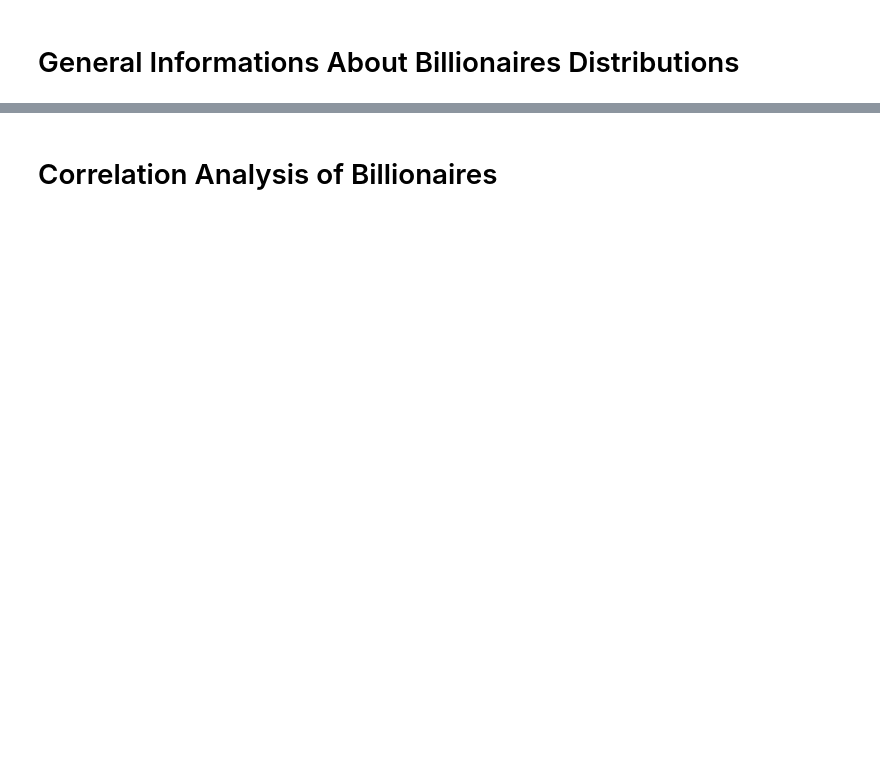
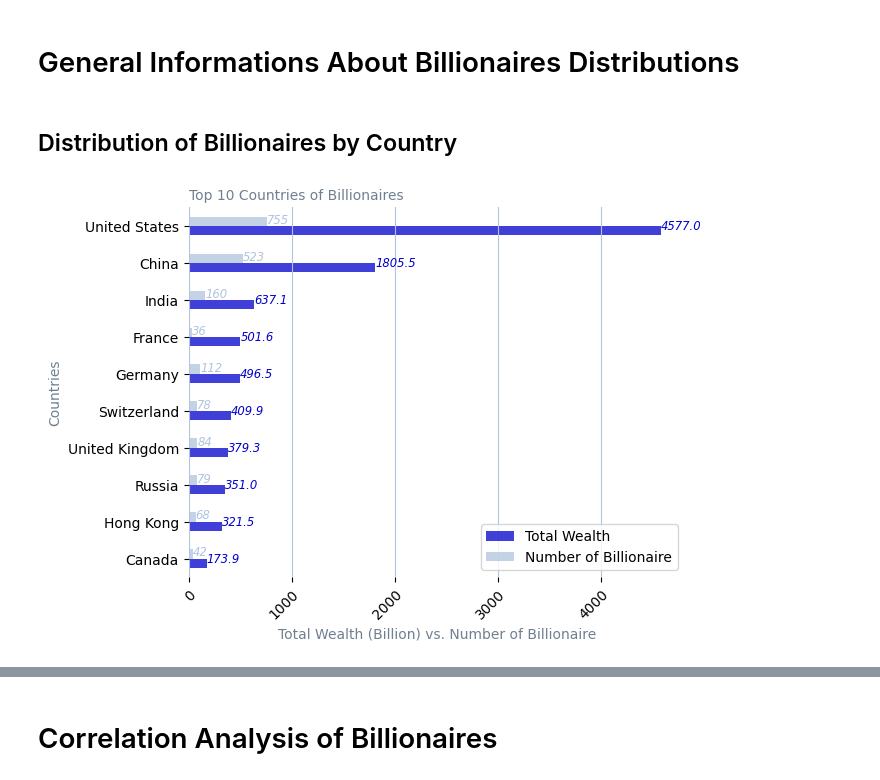
Before and after one commit to gialiubc/project_1, a Jupyter notebook: gia/who_are_the_billionaires.ipynb, the cells around one changed output, grey strips where cells are left out. Drawn from its saved outputs; the diff is of its cells as text; code cells hidden in the pictures; blank space fills up the shorter version.

Commit message:
finished code for plots in general info

```diff
--- a/gia/who_are_the_billionaires.ipynb
+++ b/gia/who_are_the_billionaires.ipynb
@@ -21,10 +23,10 @@ data_df.head()
 # Convert gdp_country to float
 data_df['gdp_country']= data_df['gdp_country'].replace('[\$,]', '', regex=True).astype(float)
 # Convert unit of measurement
-data_df['finalWorth'] = data_df['finalWorth']/1000
+data_df['finalWorth'] = round(data_df['finalWorth']/1000,1)
 data_df['gdp_country'] = round(data_df['gdp_country']/1000000000,1)
 data_df['population_country'] = round(data_df['population_country']/1000000,1)
-data_df['age'] = round(data_df['age'],0)
+data_df['age'] = round(data_df['age'])
 data_df.head()
 # %% [output]
 |  | rank | finalWorth | category | personName | age | country | city | source | industries | ... |
@@ -324,0 +252,36 @@ dtype: int64
+# %% [markdown]
+## Distribution of Billionaires by Country
+# %%
+# Billionaires by countries --- bar chart
+country_wealth_df = full_df[['finalWorth','country']].groupby('country').sum()
+country_count_df = full_df[['finalWorth','country']].groupby('country').count()
+country_df = pd.merge(country_wealth_df, country_count_df, on = 'country', how = 'outer', suffixes = ('_value', '_count') )
+country_df = country_df.sort_values(by = 'finalWorth_value', ascending = True)
+
+bottom_country_df = country_df.head(10)
+top_country_df = country_df.tail(10)
+
+# multi barh plot for top 10 countries
+top_country_df.plot.barh(color = ('mediumblue','lightsteelblue'), alpha = 0.75, align = 'center')
+
+plt.title("Top 10 Countries of Billionaires", color = 'slategray', loc='left',fontsize=10)
+plt.xlabel("Total Wealth (Billion) vs. Number of Billionaire", color = 'slategray',fontsize=10)
+plt.ylabel("Countries", color = 'slategray', fontsize=10)
+plt.grid(c="lightsteelblue", axis = 'x')
+plt.xticks(rotation=45, rotation_mode="anchor", ha="right", wrap=True)
+plt.legend(labels = ('Total Wealth','Number of Billionaire'))
+# annotate for total wealth
+for index, value in enumerate(top_country_df['finalWorth_value']):
+    plt.text(value, index, str(value), ha = 'left', va = 'center', style = 'oblique',
+             weight = 'medium', size = 'small', color = 'mediumblue')
+# annotate for count
+for index, value in enumerate(top_country_df['finalWorth_count']):
+    plt.text(value, index, str(value), ha = 'left', va = 'bottom', style = 'oblique',
+             weight = 'medium', size = 'small', color = 'lightsteelblue')
+# get rid of the frame lines
+for spine in plt.gca().spines.values():
+    spine.set_visible(False)
+
+plt.show()
+# %% [output]
+[figure, added]
```
Also changed, not shown: parts of 38 cells of this notebook, 1 other file.
